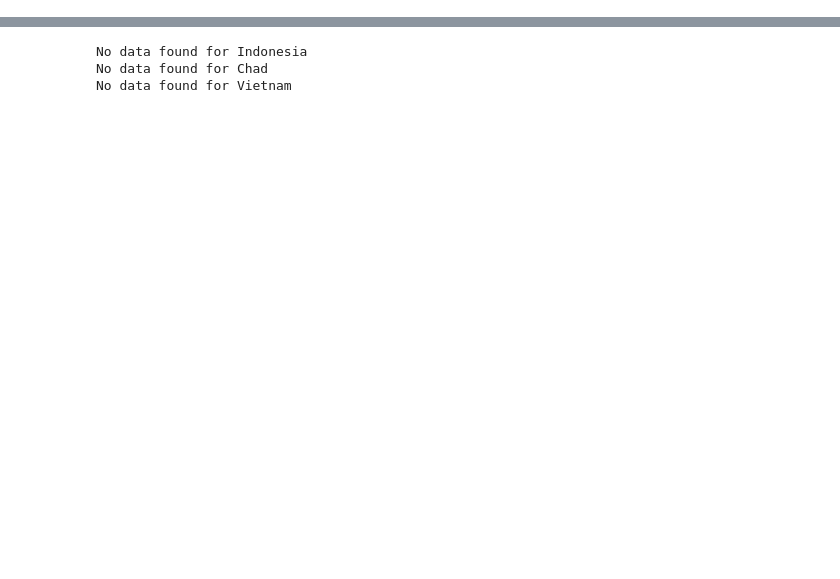
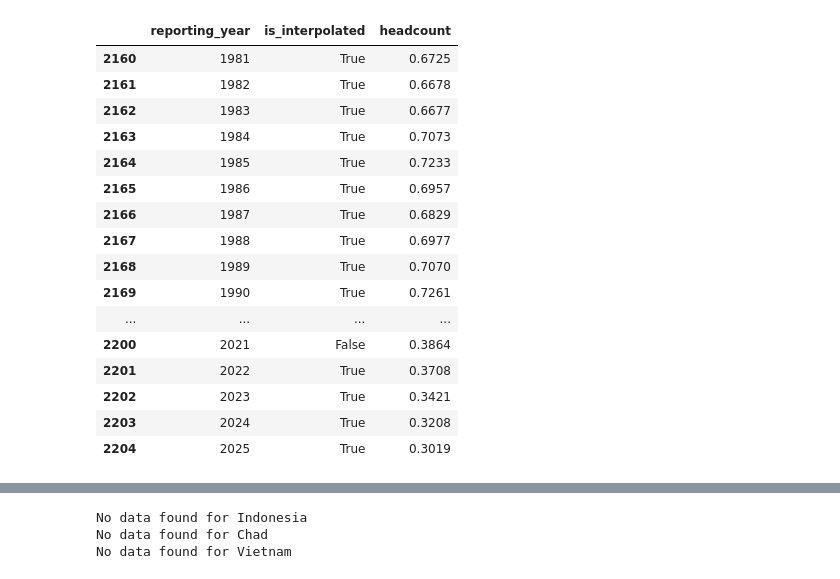
Before and after one commit to lselker13/eop, a Jupyter notebook: process_data/compile_base_poverty_rates.ipynb, the cells around one changed output, grey strips where cells are left out. Saved outputs shown, nothing was run; the diff lists cells and outputs as text; code cells hidden in the pictures; blank space fills up the shorter version.

```diff
--- a/process_data/compile_base_poverty_rates.ipynb
+++ b/process_data/compile_base_poverty_rates.ipynb
@@ -16,0 +632,20 @@ wb_gaps = wb_data[wb_data['Indicator Code'] == 'SI.POV.GAPS']
+# %%
+poverty_data[poverty_data.country_name == 'Ethiopia'][['reporting_year', 'is_interpolated', 'headcount']]
+# %% [output]
+|  | reporting_year | is_interpolated | headcount |
+| 2160 | 1981 | True | 0.6725 |
+| 2161 | 1982 | True | 0.6678 |
+| 2162 | 1983 | True | 0.6677 |
+| 2163 | 1984 | True | 0.7073 |
+| 2164 | 1985 | True | 0.7233 |
+| 2165 | 1986 | True | 0.6957 |
+| 2166 | 1987 | True | 0.6829 |
+| 2167 | 1988 | True | 0.6977 |
+| 2168 | 1989 | True | 0.7070 |
+| 2169 | 1990 | True | 0.7261 |
+| ... | ... | ... | ... |
+| 2200 | 2021 | False | 0.3864 |
+| 2201 | 2022 | True | 0.3708 |
+| 2202 | 2023 | True | 0.3421 |
+| 2203 | 2024 | True | 0.3208 |
+| 2204 | 2025 | True | 0.3019 |
```
Also changed, not shown: parts of 15 cells of this notebook, 1 other file.
